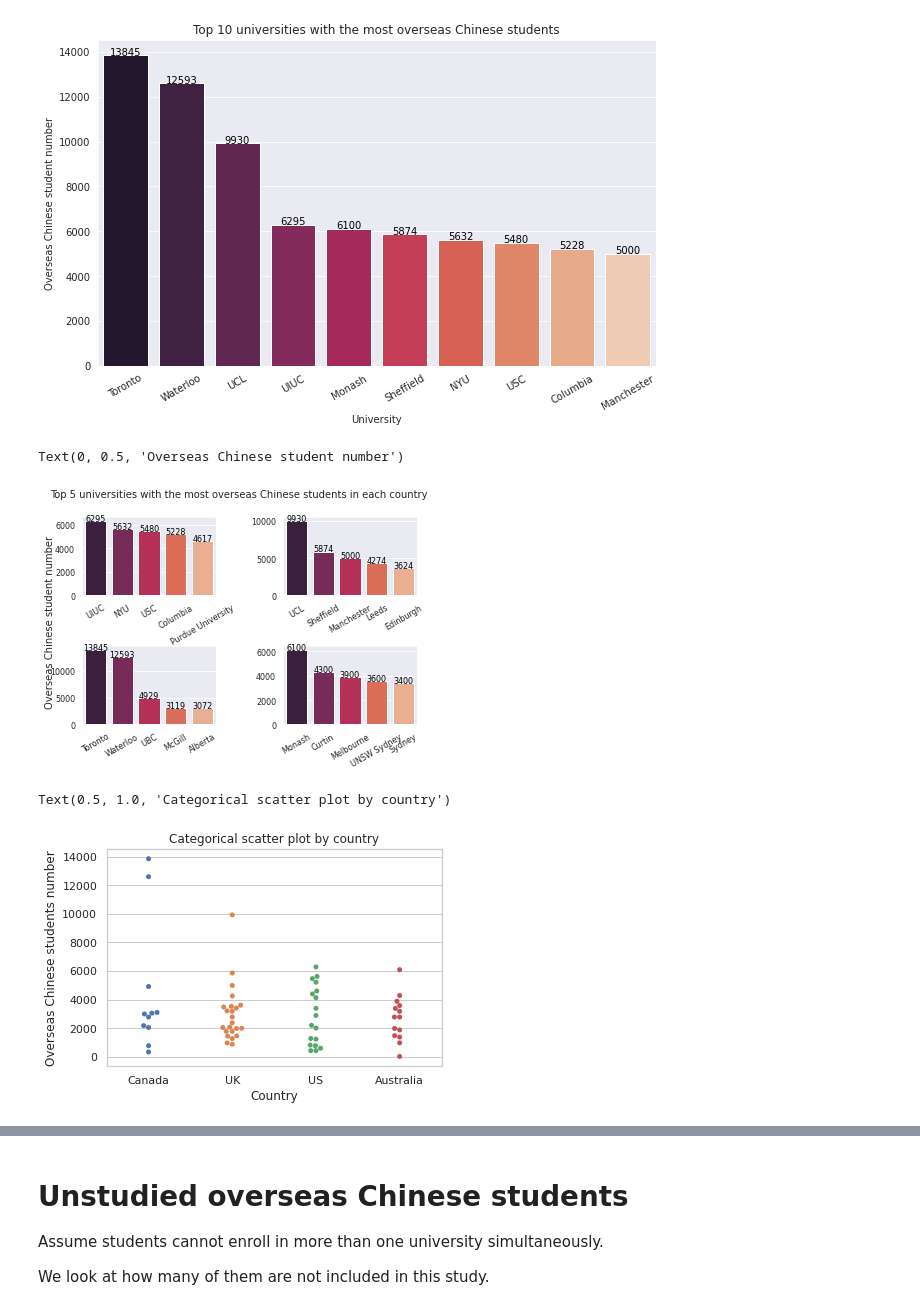
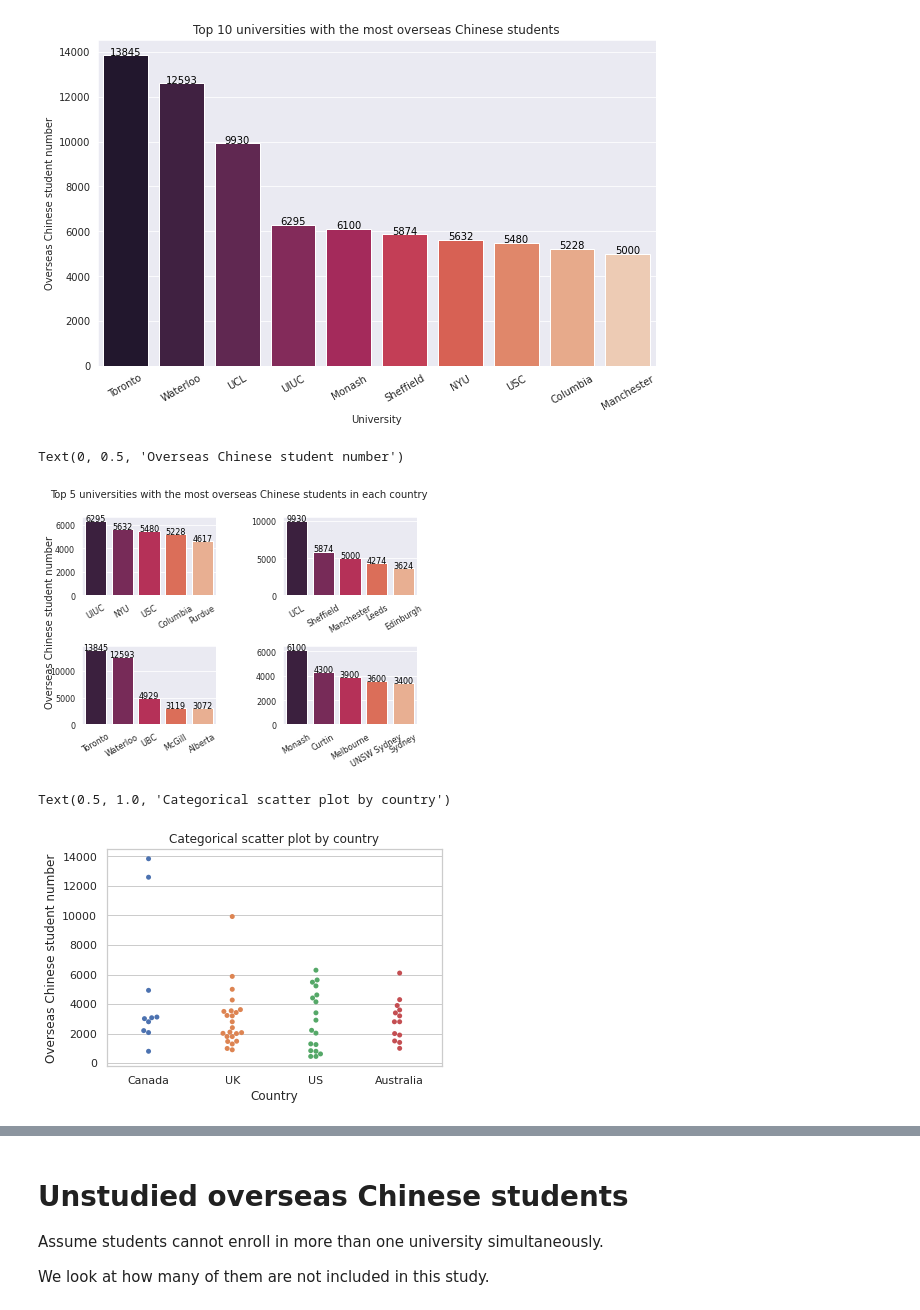
Before and after one commit to AndyYFTao/EA-CLTP-DataAnalysis, a Jupyter notebook: CLTP Guidance Program Data Analysis.ipynb, the cells around one changed output, grey strips where cells are left out. Saved outputs shown, nothing was run; the diff lists cells and outputs as text; code cells hidden in the pictures.

```diff
--- a/CLTP Guidance Program Data Analysis.ipynb
+++ b/CLTP Guidance Program Data Analysis.ipynb
@@ -13,6 +13,6 @@ Saving University statistics - Overseas Chinese Summary.csv to University statis
 # %%
 import io
-my_data = pd.read_csv(io.BytesIO(uploaded['University statistics - Overseas Chinese Summary.csv']),
+my_data = pd.read_csv(io.BytesIO(uploaded['University statistics - Cleaned Data.csv']),
                     header=0, index_col='School')
 my_data.head()
 # %% [output]
@@ -26,10 +26,8 @@ my_data.head()
 # %%
 # Overseas Chinese student number & percentage
-chinese = my_data[my_data['Overseas Chinese students number'].notnull()]
-chinese['Overseas Chinese students number'] = chinese['Overseas Chinese students number'].astype(int)
-chinese['Percentage of All'] = chinese['Percentage of All'].astype(float)
-chinese_num_s = chinese.sort_values(by='Overseas Chinese students number', ascending=False)
-chinese_pct_s = chinese.sort_values(by='Percentage of All', ascending=False)
+chinese = my_data[my_data['Overseas Chinese student number'].notnull()]
+chinese['Overseas Chinese student number'] = chinese['Overseas Chinese student number'].astype(int)
+chinese_num_s = chinese.sort_values(by='Overseas Chinese student number', ascending=False)
 
 num_of_country = 4
 # %% [output]
@@ -107,7 +100,7 @@ for id, country in enumerate(country_list):
   temp_chin_num_s = chinese_num_s[chinese_num_s['Country']==country]
 
   x=temp_chin_num_s.index[1:1+5]
-  y=temp_chin_num_s['Overseas Chinese students number'][1:1+5]
+  y=temp_chin_num_s['Overseas Chinese student number'][1:1+5]
   g = sns.barplot(x=x, y=y, palette="rocket", ax=axes[id // 2, id % 2])
 
   axes[id // 2, id % 2].set_xticklabels(labels=x, rotation=30)
@@ -126,16 +119,16 @@ plt.tick_params(labelcolor="none", bottom=False, left=False)
 plt.ylabel("Overseas Chinese student number", fontsize=10)
 # %% [output]
 Text(0, 0.5, 'Overseas Chinese student number')
-[figure, old version]
+[figure, new version]
 # %%
 # Categorical scatter plot
 non_total = chinese_num_s.iloc[num_of_country:].copy()
 
 sns.set(style="whitegrid")
 sns.swarmplot(x=non_total['Country'],
-              y=non_total['Overseas Chinese students number'])
+              y=non_total['Overseas Chinese student number'])
 plt.title('Categorical scatter plot by country')
 # %% [output]
 Text(0.5, 1.0, 'Categorical scatter plot by country')
-[figure, old version]
+[figure, new version]
 # %% [markdown]
```
Also changed, not shown: parts of 17 cells of this notebook.
